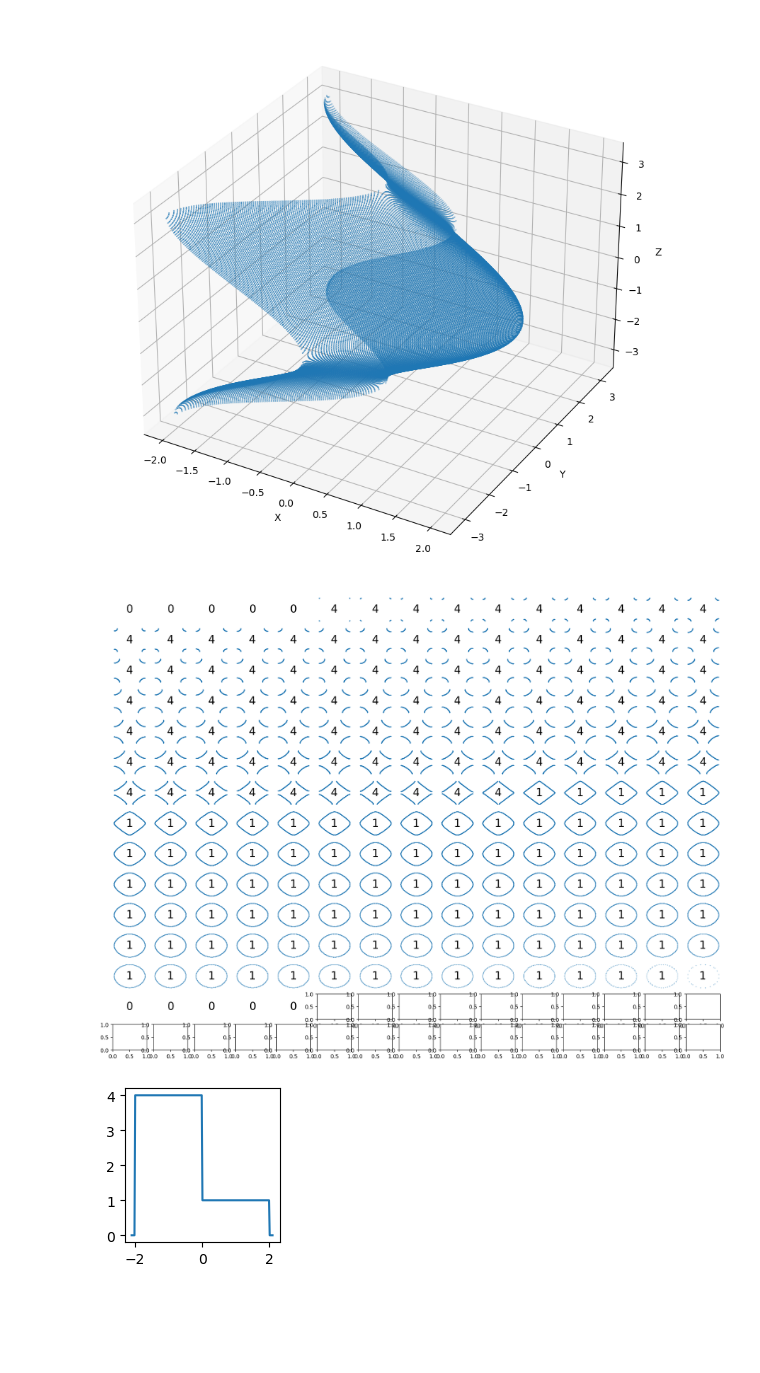
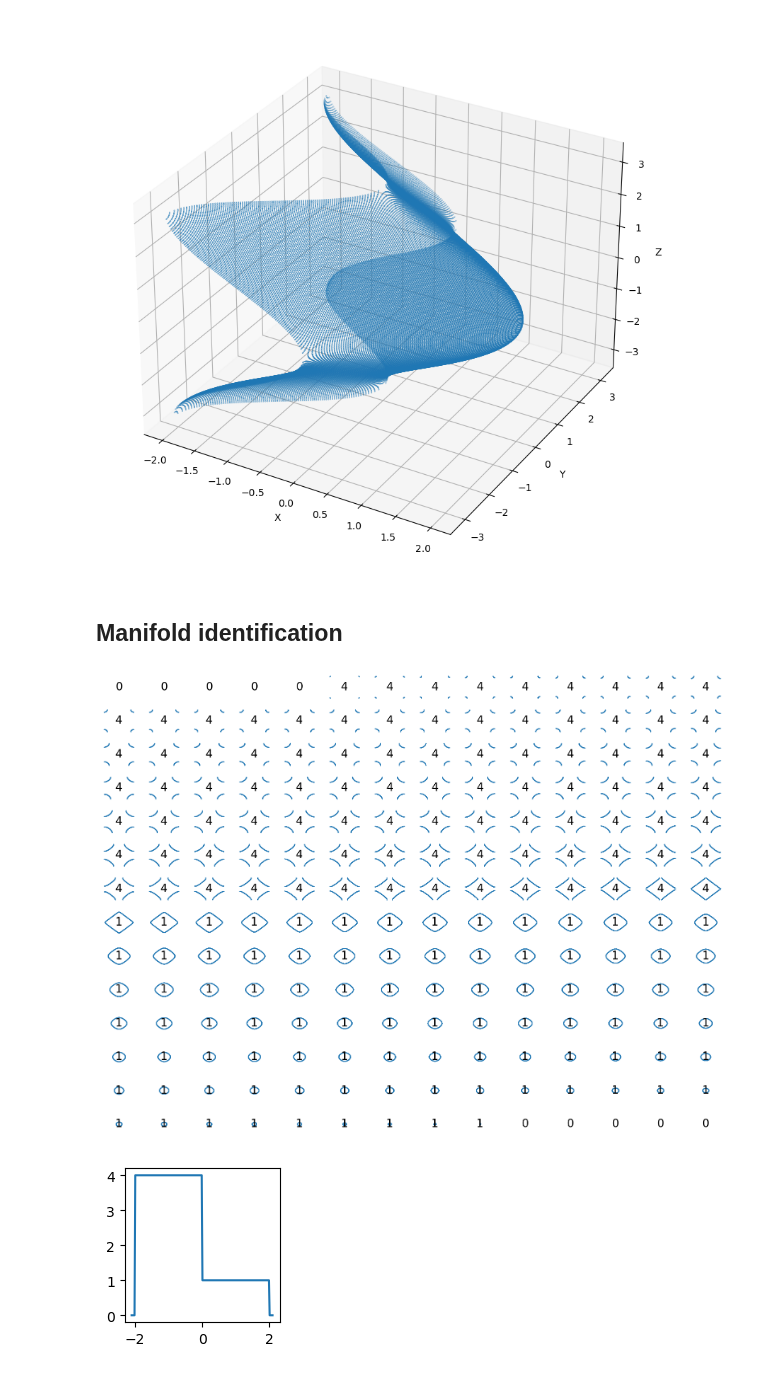
Before and after one commit to gregora/Workspace-of-Redundant-Robots, a Jupyter notebook: InverKinematicsSimple.ipynb, the cells around one changed output. Saved outputs shown, nothing was run; the diff lists cells and outputs as text; code cells hidden in the pictures; blank space fills up the shorter version.

```diff
--- a/InverKinematicsSimple.ipynb
+++ b/InverKinematicsSimple.ipynb
@@ -16,7 +18,7 @@ def solve(tx, x):
     # Compute the solution
     return math.acos(tx - math.cos(x))
 # %%
-N = 200
+N = 196 # a nice root
 
 def inverse(tx, visualize = False):
 
@@ -84,6 +86,8 @@ ax.set_zlabel('Z')
 plt.show()
 # %% [output]
 [figure]
+# %% [markdown]
+## Manifold identification
 # %%
 from sklearn.neighbors import KDTree
 
@@ -94,20 +98,25 @@ def Cluster(cloud, h = 0.1):
 
     if(cloud.shape[0] < 1):
         #return 0 and empty tree
-        return 0, None, []
+        return 0, None, [], {}
 
     tree = KDTree(cloud)
 
     k = 0
 
     manifolds = []
+    mapping = {}
 
     while len(cloud) > 0:
         cloud, manifold = Classify(cloud, tree, cloud[0], h)
         manifolds.append(manifold)
+
+        for point in manifold:
+            mapping[point] = k
+
         k += 1
 
-    return k, tree, manifolds
+    return k, tree, manifolds, mapping
 
 def Classify(cloud, tree, point, h = 0.1):
     #classify all the points in the manifold of which point is a part
@@ -135,36 +144,47 @@ def Classify(cloud, tree, point, h = 0.1):
                 queue.append(p)
                 explored.add(tuple(p))
 
     return cloud, explored
 
 
 h = 2*6.14/N
 
 slices = []
 manifolds_by_slice = []
+trees = []
+mappings = []
 
-N_root = int(np.sqrt(N)) + 1
+N_root = np.sqrt(N)
+if N_root != int(N_root):
+    N_root = int(N_root) + 1
+N_root = int(N_root)
+
 plt.subplots(N_root, N_root, figsize=(20, 15))
 for i in tqdm.tqdm(range(N)):
 
     cloud = points[i*4*N:(i+1)*4*N, 1:]
-    k, tree, manifolds = Cluster(cloud, h = h)
+    k, tree, manifolds, mapping = Cluster(cloud, h = h)
     slices.append([points[i*4*N, 0], k])
+    trees.append(tree)
     manifolds_by_slice.append(manifolds)
+    mappings.append(mapping)
 
     #print(k, end = ' ')
 
     #only show points on graph, no scale
     plt.subplot(N_root, N_root, i+1)
 
     plt.axis("off")   # turns off axes
+    #both axis limits are set to -4 to 4
+    plt.xlim(-4, 4)
+    plt.ylim(-4, 4)
     plt.scatter(cloud[:, 0], cloud[:, 1], s = 0.1)
     #write the number of clusters in the centre
     plt.text(0, 0, str(k), fontsize = 20, horizontalalignment='center', verticalalignment='center')
 
 plt.show()
 # %% [output]
-[figure, old version]
+[figure, new version]
 # %%
 slices = np.array(slices)
 
```
Also changed, not shown: parts of 5 cells of this notebook, 1 other file.
